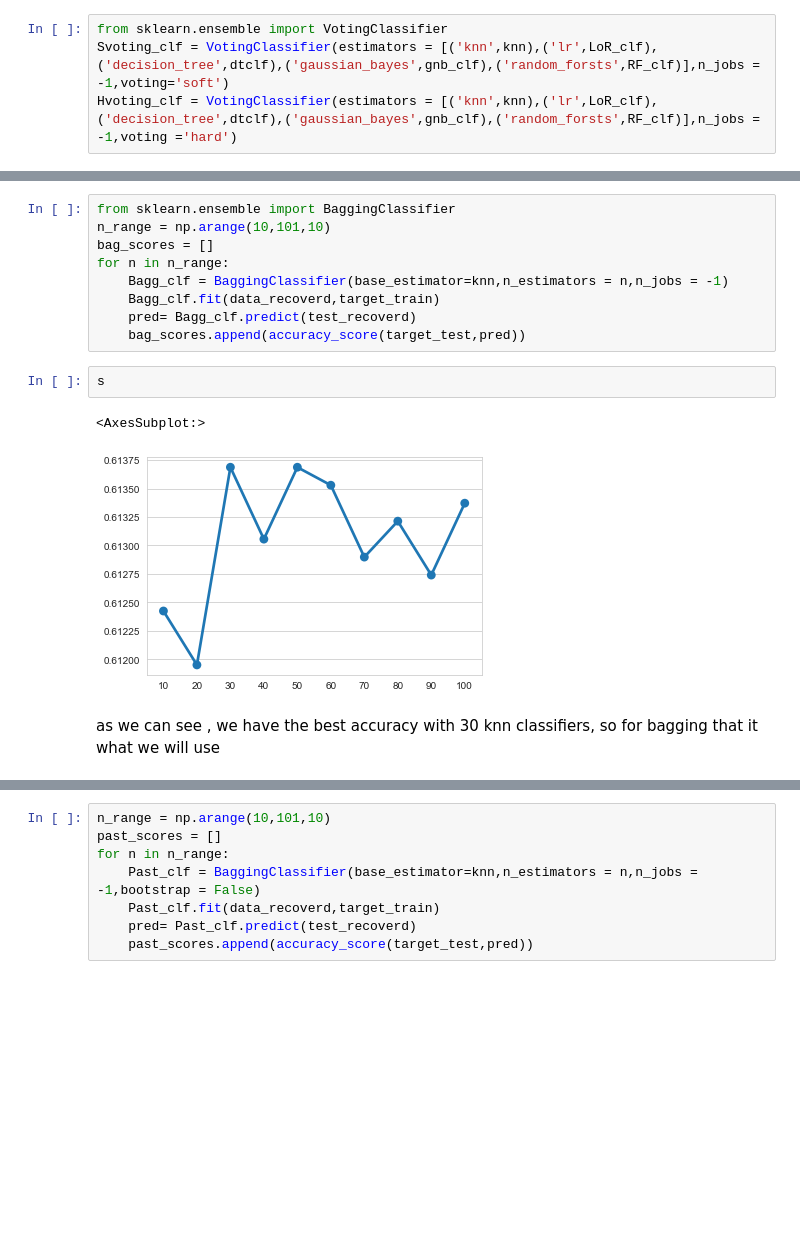
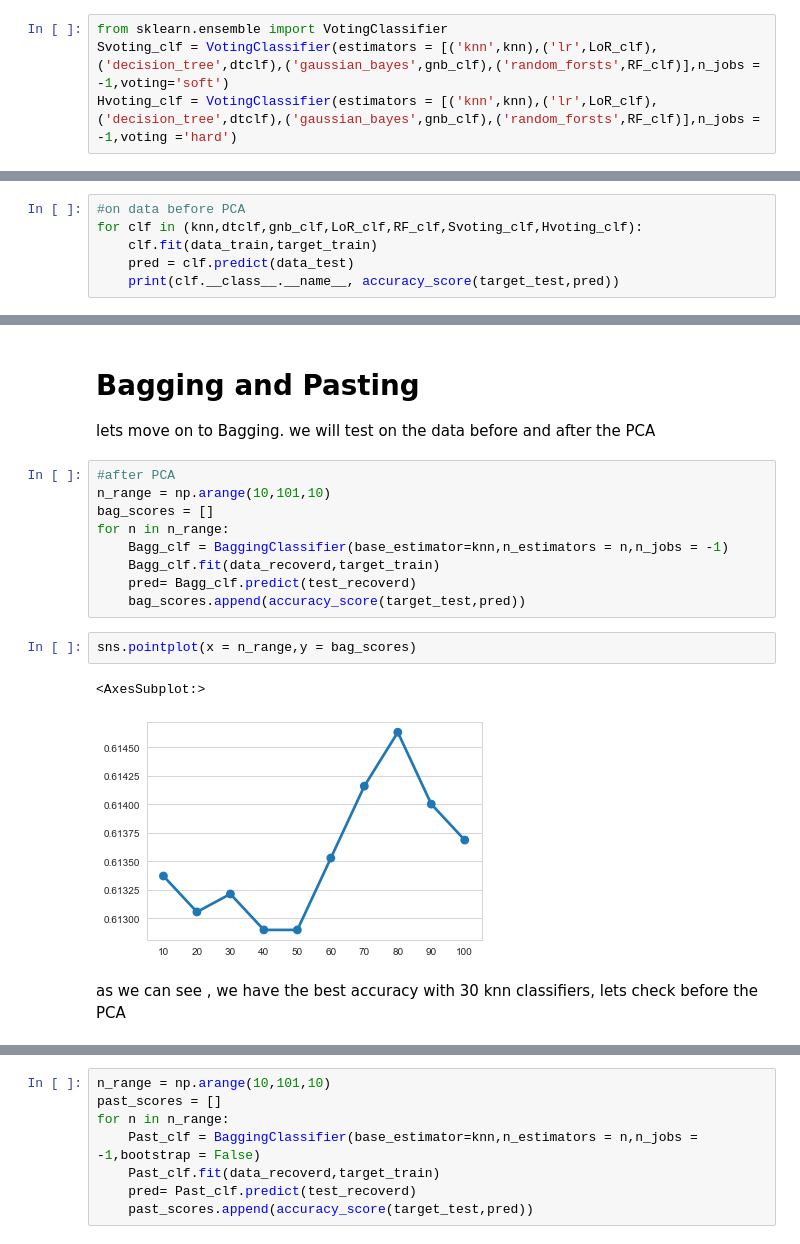
Before and after one commit to LiorBreitman8234/ML_SEM2, a Jupyter notebook: nba shots.ipynb, the cells around one changed output, grey strips where cells are left out. Saved outputs shown, nothing was run; the diff lists cells and outputs as text; blank space fills up the shorter version.

```diff
--- a/nba shots.ipynb
+++ b/nba shots.ipynb
@@ -1288,0 +1292,6 @@ From all the classifiers, knn had the best accuracy, so we will use it for baggi
+# %%
+#on data before PCA
+for clf in (knn,dtclf,gnb_clf,LoR_clf,RF_clf,Svoting_clf,Hvoting_clf):
+    clf.fit(data_train,target_train)
+    pred = clf.predict(data_test)
+    print(clf.__class__.__name__, accuracy_score(target_test,pred))
@@ -1289,5 +1306,9 @@ From all the classifiers, knn had the best accuracy, so we will use it for baggi
+# %% [markdown]
+# Bagging and Pasting
+
+lets move on to Bagging. we will test on the data before and after the PCA
 # %%
-from sklearn.ensemble import BaggingClassifier
+#after PCA
 n_range = np.arange(10,101,10)
 bag_scores = []
 for n in n_range:
@@ -1295,10 +1316,10 @@ for n in n_range:
     Bagg_clf.fit(data_recoverd,target_train)
     pred= Bagg_clf.predict(test_recoverd)
     bag_scores.append(accuracy_score(target_test,pred))
-# %%
-s
-# %% [output]
-<AxesSubplot:>
-[figure, removed]
+# %%
+sns.pointplot(x = n_range,y = bag_scores)
+# %% [output]
+<AxesSubplot:>
+[figure, added]
 # %% [markdown]
-as we can see , we have the best accuracy with 30 knn classifiers, so for bagging that it what we will use
+as we can see , we have the best accuracy with 30 knn classifiers, lets check before the PCA
```
Also changed, not shown: parts of 20 cells of this notebook, 1 other file.
